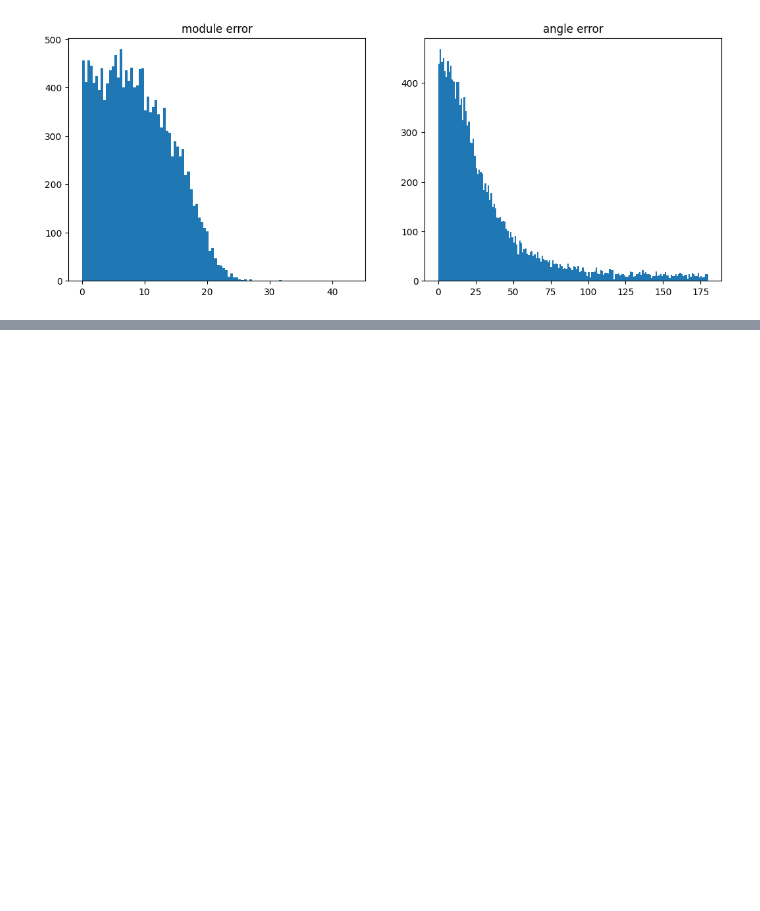
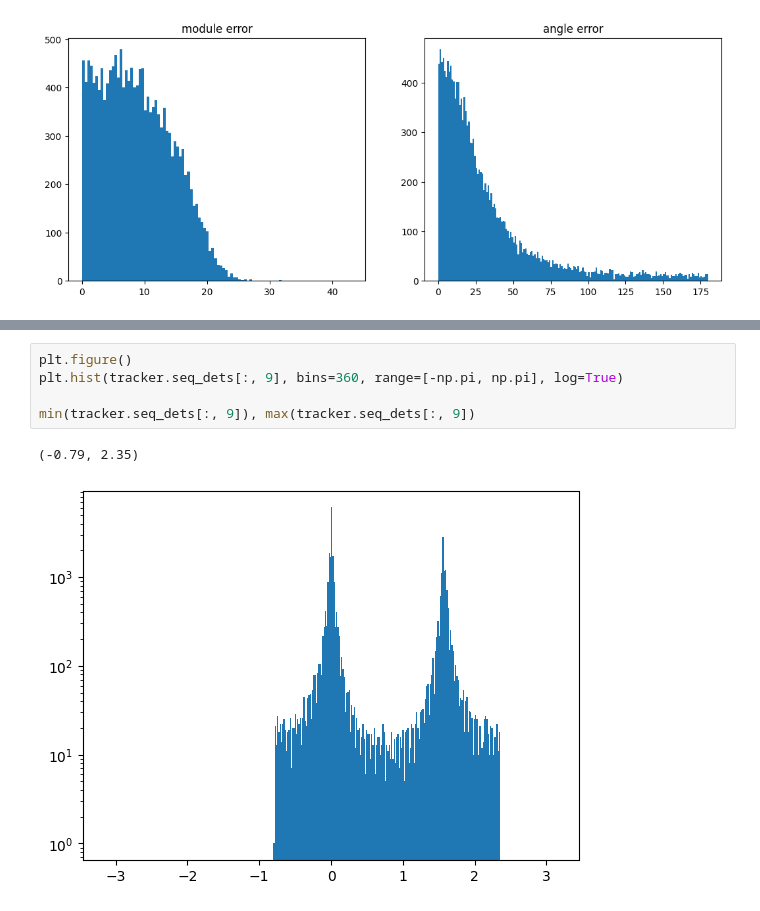
Before and after one commit to imatge-upc/AntTracking, a Jupyter notebook: histogramas.ipynb, the cells around one changed output, grey strips where cells are left out. Saved outputs shown, nothing was run; the diff lists cells and outputs as text; blank space fills up the shorter version.

```diff
--- a/histogramas.ipynb
+++ b/histogramas.ipynb
@@ -317,0 +375,8 @@ Text(0.5, 1.0, 'angle error')
+# %%
+plt.figure()
+plt.hist(tracker.seq_dets[:, 9], bins=360, range=[-np.pi, np.pi], log=True)
+
+min(tracker.seq_dets[:, 9]), max(tracker.seq_dets[:, 9])
+# %% [output]
+(-0.79, 2.35)
+[figure, added]
```
Also changed, not shown: parts of 4 cells of this notebook, 2 other files.
